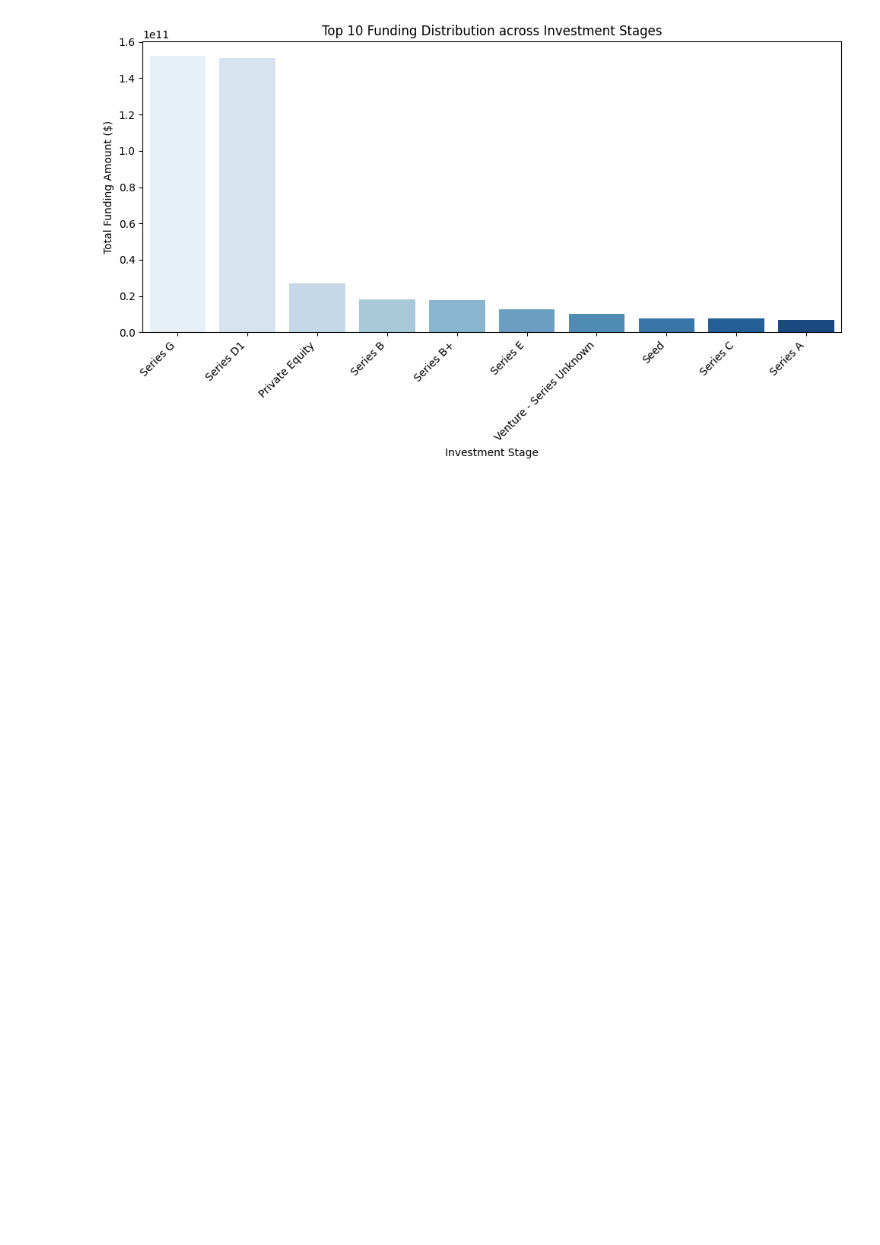
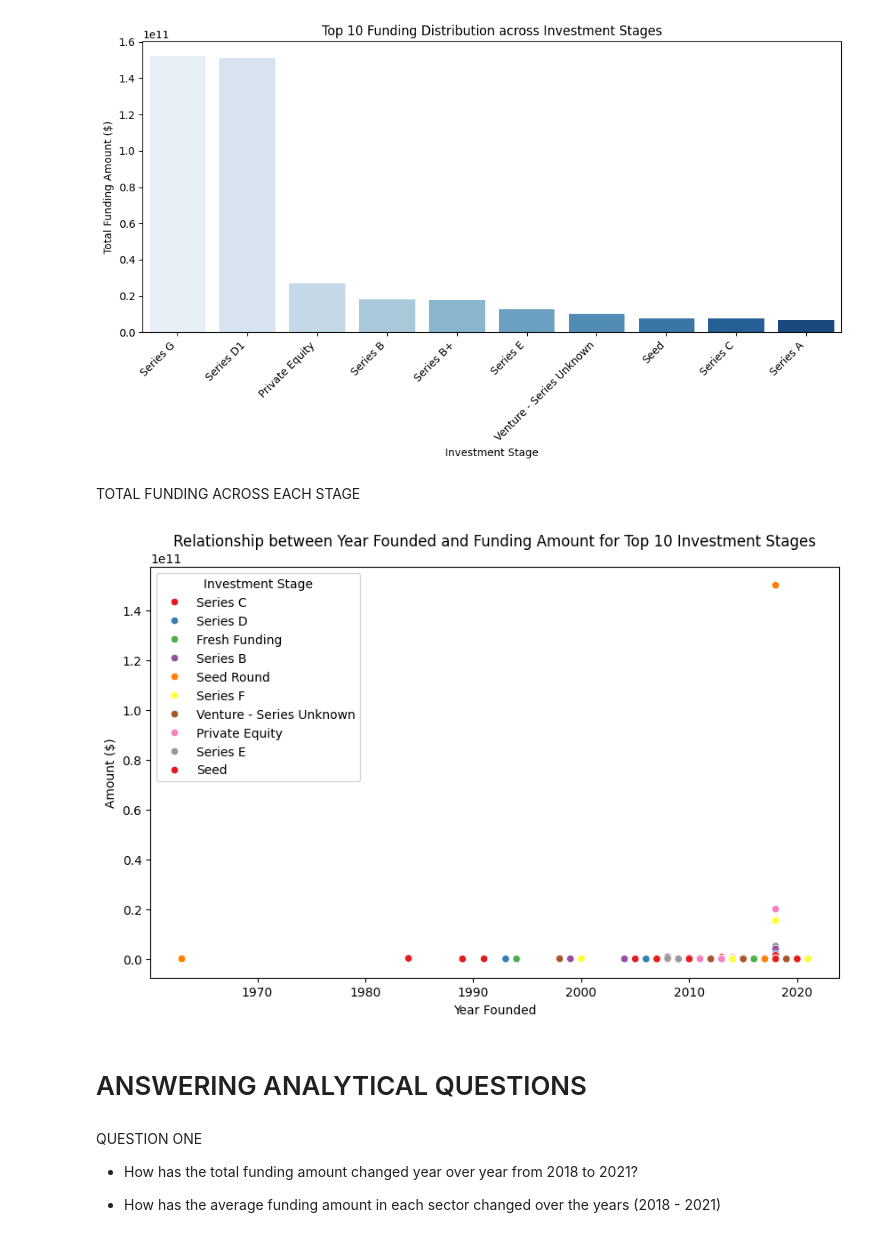
Before and after one commit to codeayiku/Demo-indian-start-up, a Jupyter notebook: Notebooks/India.ipynb, the cells around one changed output. Saved outputs shown, nothing was run; the diff lists cells and outputs as text; code cells hidden in the pictures; blank space fills up the shorter version.

Commit message:
Visualizations for Analytical Questions

```diff
--- a/Notebooks/India.ipynb
+++ b/Notebooks/India.ipynb
@@ -1243,3 +1243,32 @@ plt.tight_layout()
 plt.show()
 # %% [output]
 [figure]
+# %% [markdown]
+TOTAL FUNDING ACROSS EACH STAGE
+# %%
+# Calculate the total funding amount for each stage
+stage_funding = df_combined.groupby('Stage')['Amount'].sum().sort_values(ascending=False)
+
+# Get the top 10 stages by total funding amount
+top_stages = stage_funding.head(10).index
+
+# Filter the DataFrame for the top 10 stages
+df_top_stages = df_combined[df_combined['Stage'].isin(top_stages)]
+
+# Scatter plot to explore relationship between 'Founded' and 'Amount' for top 10 stages
+plt.figure(figsize=(10, 6))
+sns.scatterplot(x='Year', y='Amount', hue='Stage', data=df_top_stages, palette='Set1')
+plt.title('Relationship between Year Founded and Funding Amount for Top 10 Investment Stages')
+plt.xlabel('Year Founded')
+plt.ylabel('Amount ($)')
+plt.legend(title='Investment Stage')
+plt.show()
+# %% [output]
+[figure, added]
+# %% [markdown]
+# ANSWERING ANALYTICAL QUESTIONS
+# %% [markdown]
+QUESTION ONE
+- How has the total funding amount changed year over year from 2018 to 2021?
+
+- How has the average funding amount in each sector changed over the years (2018 - 2021)
```
Also changed, not shown: parts of 1 cell of this notebook.
